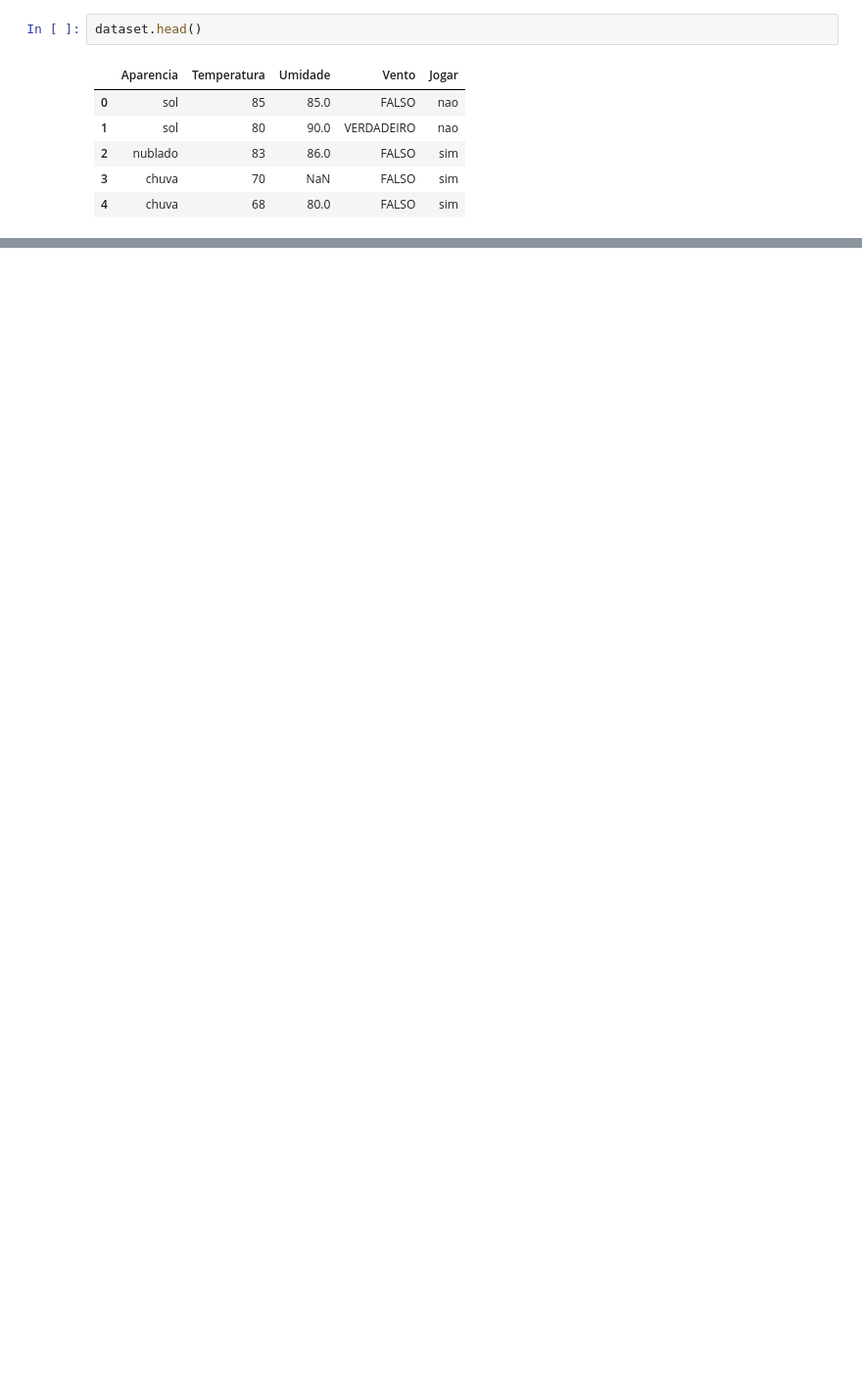
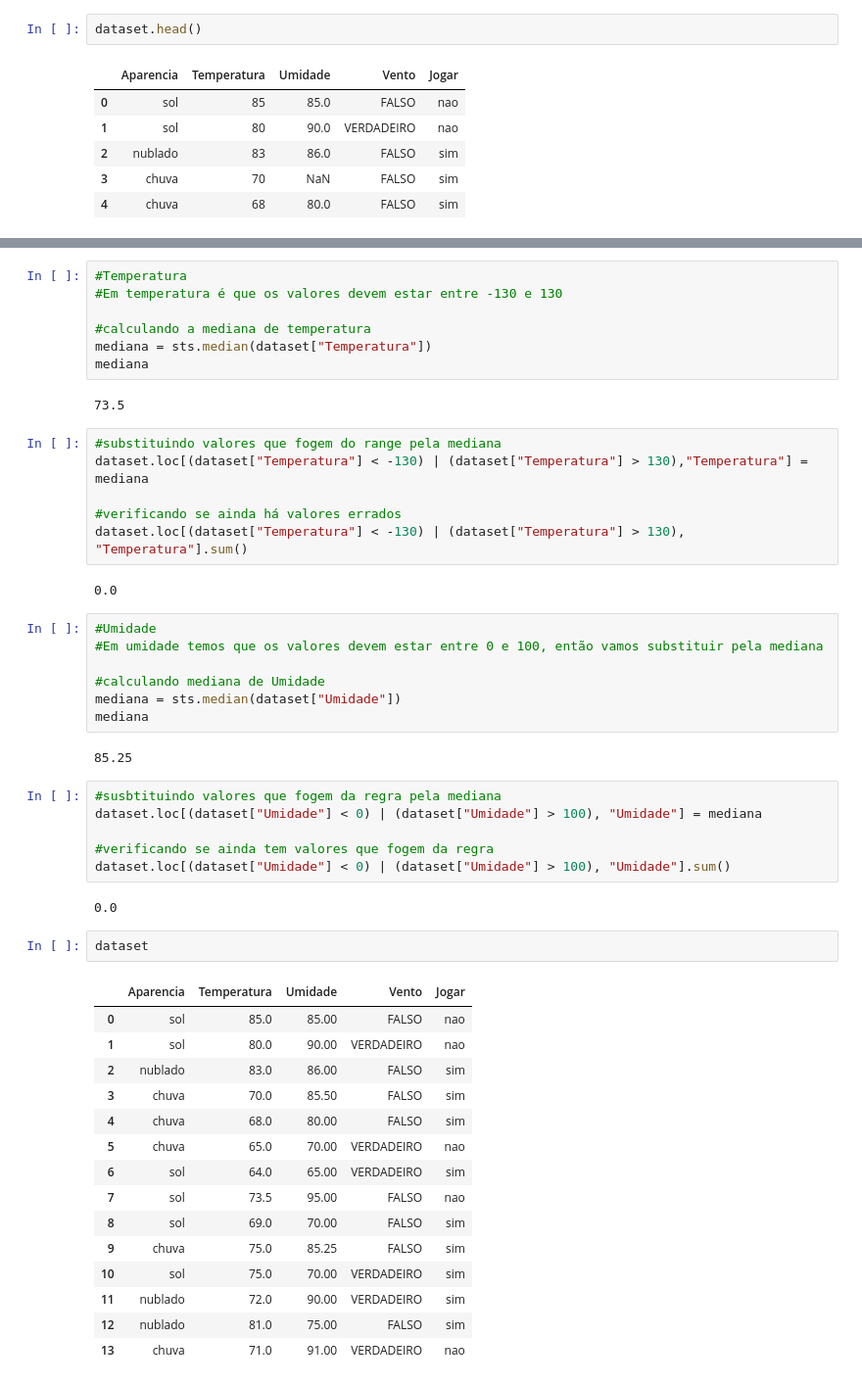
Before and after one commit to EuReinoso/TratamentoDeDados, a Jupyter notebook: Exemplo2/Tratando_tempo.ipynb, the cells around one changed output, grey strips where cells are left out. Shown at 98% size. Cells and saved outputs as stored; diff of their text form; blank space fills up the shorter version.

```diff
--- a/Exemplo2/Tratando_tempo.ipynb
+++ b/Exemplo2/Tratando_tempo.ipynb
@@ -128,0 +182,52 @@ dataset.head()
+# %%
+#Temperatura
+#Em temperatura é que os valores devem estar entre -130 e 130
+
+#calculando a mediana de temperatura
+mediana = sts.median(dataset["Temperatura"])
+mediana
+# %% [output]
+73.5
+# %%
+#substituindo valores que fogem do range pela mediana
+dataset.loc[(dataset["Temperatura"] < -130) | (dataset["Temperatura"] > 130),"Temperatura"] = mediana
+
+#verificando se ainda há valores errados
+dataset.loc[(dataset["Temperatura"] < -130) | (dataset["Temperatura"] > 130), "Temperatura"].sum()
+# %% [output]
+0.0
+# %%
+#Umidade
+#Em umidade temos que os valores devem estar entre 0 e 100, então vamos substituir pela mediana
+
+#calculando mediana de Umidade
+mediana = sts.median(dataset["Umidade"])
+mediana
+# %% [output]
+85.25
+# %%
+#susbtituindo valores que fogem da regra pela mediana
+dataset.loc[(dataset["Umidade"] < 0) | (dataset["Umidade"] > 100), "Umidade"] = mediana
+
+#verificando se ainda tem valores que fogem da regra
+dataset.loc[(dataset["Umidade"] < 0) | (dataset["Umidade"] > 100), "Umidade"].sum()
+# %% [output]
+0.0
+# %%
+dataset
+# %% [output]
+|  | Aparencia | Temperatura | Umidade | Vento | Jogar |
+| 0 | sol | 85.0 | 85.00 | FALSO | nao |
+| 1 | sol | 80.0 | 90.00 | VERDADEIRO | nao |
+| 2 | nublado | 83.0 | 86.00 | FALSO | sim |
+| 3 | chuva | 70.0 | 85.50 | FALSO | sim |
+| 4 | chuva | 68.0 | 80.00 | FALSO | sim |
+| 5 | chuva | 65.0 | 70.00 | VERDADEIRO | nao |
+| 6 | sol | 64.0 | 65.00 | VERDADEIRO | sim |
+| 7 | sol | 73.5 | 95.00 | FALSO | nao |
+| 8 | sol | 69.0 | 70.00 | FALSO | sim |
+| 9 | chuva | 75.0 | 85.25 | FALSO | sim |
+| 10 | sol | 75.0 | 70.00 | VERDADEIRO | sim |
+| 11 | nublado | 72.0 | 90.00 | VERDADEIRO | sim |
+| 12 | nublado | 81.0 | 75.00 | FALSO | sim |
+| 13 | chuva | 71.0 | 91.00 | VERDADEIRO | nao |
```
Also changed, not shown: parts of 10 cells of this notebook, 1 other file.
